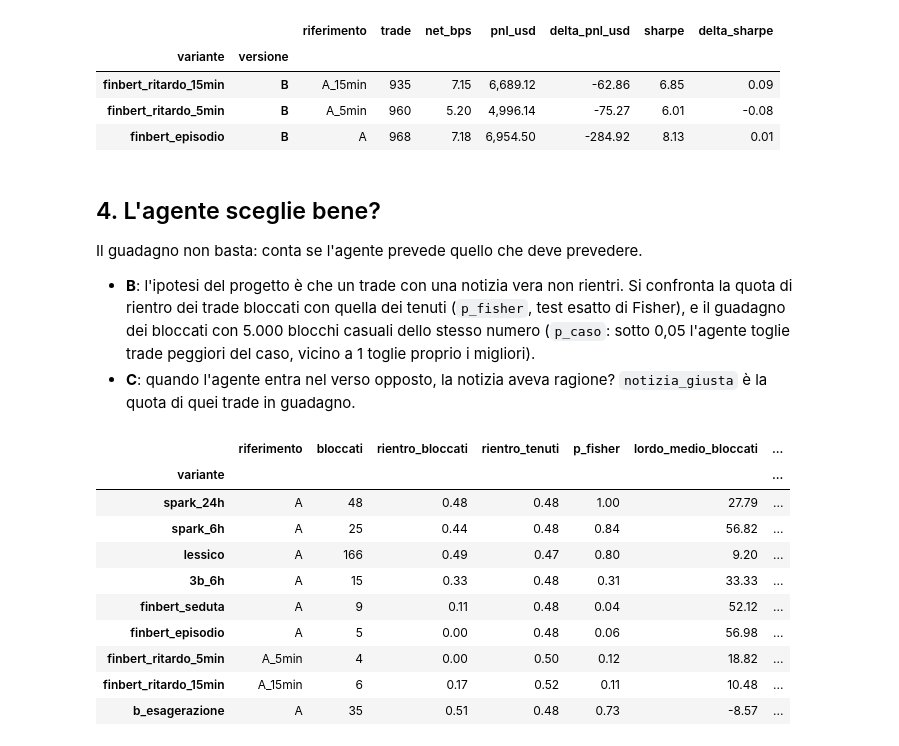
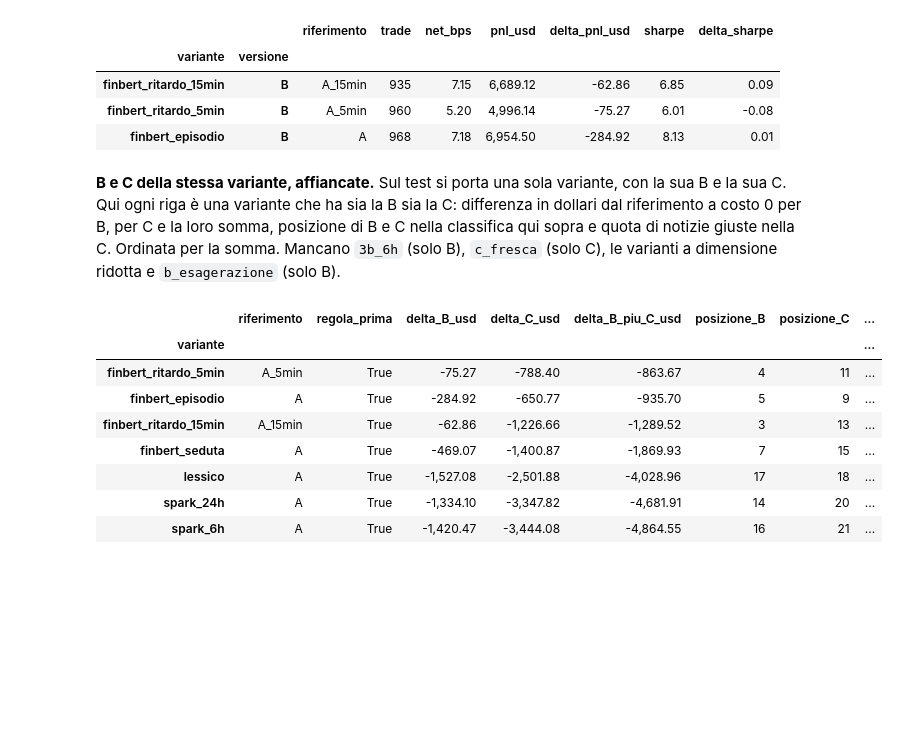
Before and after one commit to DrTeo96/DDM_Pairs_Trading_Project, a Jupyter notebook: src/06_backtest.ipynb, the cells around one changed output. Drawn from its saved outputs; the diff is of its cells as text; code cells hidden in the pictures; blank space fills up the shorter version.

Commit message:
Confronti Agenti per variante

```diff
--- a/src/06_backtest.ipynb
+++ b/src/06_backtest.ipynb
@@ -168,23 +168,16 @@ escluse, identiche al riferimento (la regola non scatta mai sul train): c_fresca
 | finbert_ritardo_5min | B | A_5min | 960 | 5.20 | 4,996.14 | -75.27 | 6.01 | -0.08 |
 | finbert_episodio | B | A | 968 | 7.18 | 6,954.50 | -284.92 | 8.13 | 0.01 |
 # %% [markdown]
-## 4. L'agente sceglie bene?
-
-Il guadagno non basta: conta se l'agente prevede quello che deve prevedere.
-
-- **B**: l'ipotesi del progetto è che un trade con una notizia vera non rientri. Si confronta la quota di rientro dei trade bloccati con quella dei tenuti (`p_fisher`, test esatto di Fisher), e il guadagno dei bloccati con 5.000 blocchi casuali dello stesso numero (`p_caso`: sotto 0,05 l'agente toglie trade peggiori del caso, vicino a 1 toglie proprio i migliori).
-- **C**: quando l'agente entra nel verso opposto, la notizia aveva ragione? `notizia_giusta` è la quota di quei trade in guadagno.
+**B e C della stessa variante, affiancate.** Sul test si porta una sola variante, con la sua B e la sua C. Qui ogni riga è una variante che ha sia la B sia la C: differenza in dollari dal riferimento a costo 0 per B, per C e la loro somma, posizione di B e C nella classifica qui sopra e quota di notizie giuste nella C. Ordinata per la somma. Mancano `3b_6h` (solo B), `c_fresca` (solo C), le varianti a dimensione ridotta e `b_esagerazione` (solo B).
 # %%
-valuta_blocchi(varianti, rif)
+per_variante(cmp, valuta_segui(varianti, rif))
 # %% [output]
-|  | riferimento | bloccati | rientro_bloccati | rientro_tenuti | p_fisher | lordo_medio_bloccati | ... |
-| variante |  |  |  |  |  |  | ... |
-| spark_24h | A | 48 | 0.48 | 0.48 | 1.00 | 27.79 | ... |
-| spark_6h | A | 25 | 0.44 | 0.48 | 0.84 | 56.82 | ... |
-| lessico | A | 166 | 0.49 | 0.47 | 0.80 | 9.20 | ... |
-| 3b_6h | A | 15 | 0.33 | 0.48 | 0.31 | 33.33 | ... |
-| finbert_seduta | A | 9 | 0.11 | 0.48 | 0.04 | 52.12 | ... |
-| finbert_episodio | A | 5 | 0.00 | 0.48 | 0.06 | 56.98 | ... |
-| finbert_ritardo_5min | A_5min | 4 | 0.00 | 0.50 | 0.12 | 18.82 | ... |
-| finbert_ritardo_15min | A_15min | 6 | 0.17 | 0.52 | 0.11 | 10.48 | ... |
-| b_esagerazione | A | 35 | 0.51 | 0.48 | 0.73 | -8.57 | ... |
+|  | riferimento | regola_prima | delta_B_usd | delta_C_usd | delta_B_piu_C_usd | posizione_B | posizione_C | ... |
+| variante |  |  |  |  |  |  |  | ... |
+| finbert_ritardo_5min | A_5min | True | -75.27 | -788.40 | -863.67 | 4 | 11 | ... |
+| finbert_episodio | A | True | -284.92 | -650.77 | -935.70 | 5 | 9 | ... |
+| finbert_ritardo_15min | A_15min | True | -62.86 | -1,226.66 | -1,289.52 | 3 | 13 | ... |
+| finbert_seduta | A | True | -469.07 | -1,400.87 | -1,869.93 | 7 | 15 | ... |
+| lessico | A | True | -1,527.08 | -2,501.88 | -4,028.96 | 17 | 18 | ... |
+| spark_24h | A | True | -1,334.10 | -3,347.82 | -4,681.91 | 14 | 20 | ... |
+| spark_6h | A | True | -1,420.47 | -3,444.08 | -4,864.55 | 16 | 21 | ... |
```
Also changed, not shown: parts of 11 cells of this notebook, 4 other files.
